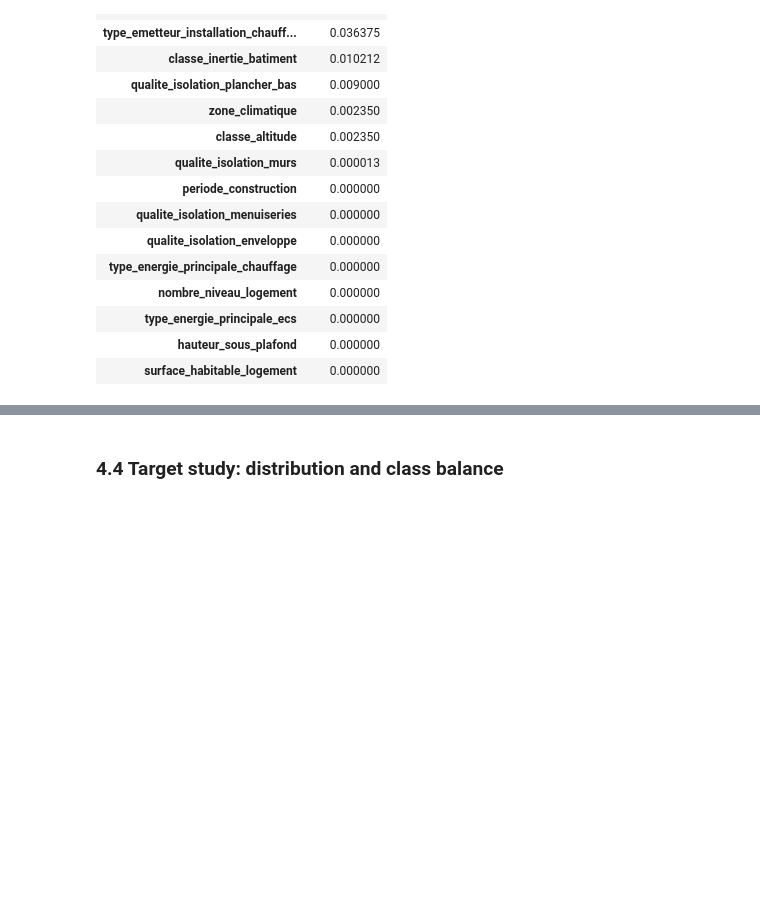
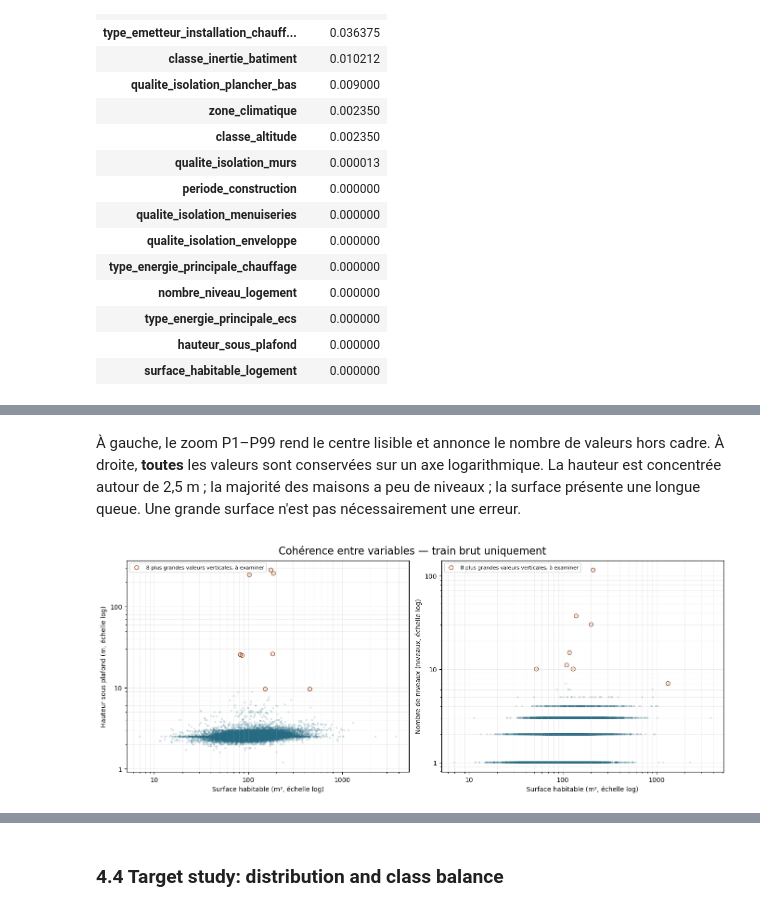
Before and after one commit to Yannisloum63/dpe-house-energy-prediction, a Jupyter notebook: notebook.ipynb, the cells around one changed output, grey strips where cells are left out. Drawn from its saved outputs; the diff is of its cells as text; code cells hidden in the pictures; blank space fills up the shorter version.

```diff
--- a/notebook.ipynb
+++ b/notebook.ipynb
@@ -214,0 +217,10 @@ Les 5 valeurs les plus élevées : conso_5_usages_par_m2_ep
+# %% [markdown]
+À gauche, le zoom P1–P99 rend le centre lisible et annonce le nombre de valeurs hors cadre.
+À droite, **toutes** les valeurs sont conservées sur un axe logarithmique. La hauteur est
+concentrée autour de 2,5 m ; la majorité des maisons a peu de niveaux ; la surface présente
+une longue queue. Une grande surface n'est pas nécessairement une erreur.
+# %%
+fig = outlier_audit.relationship_figure(df_train_raw)
+plt.show()
+# %% [output]
+[figure, added]
```
Also changed, not shown: parts of 19 cells of this notebook.
